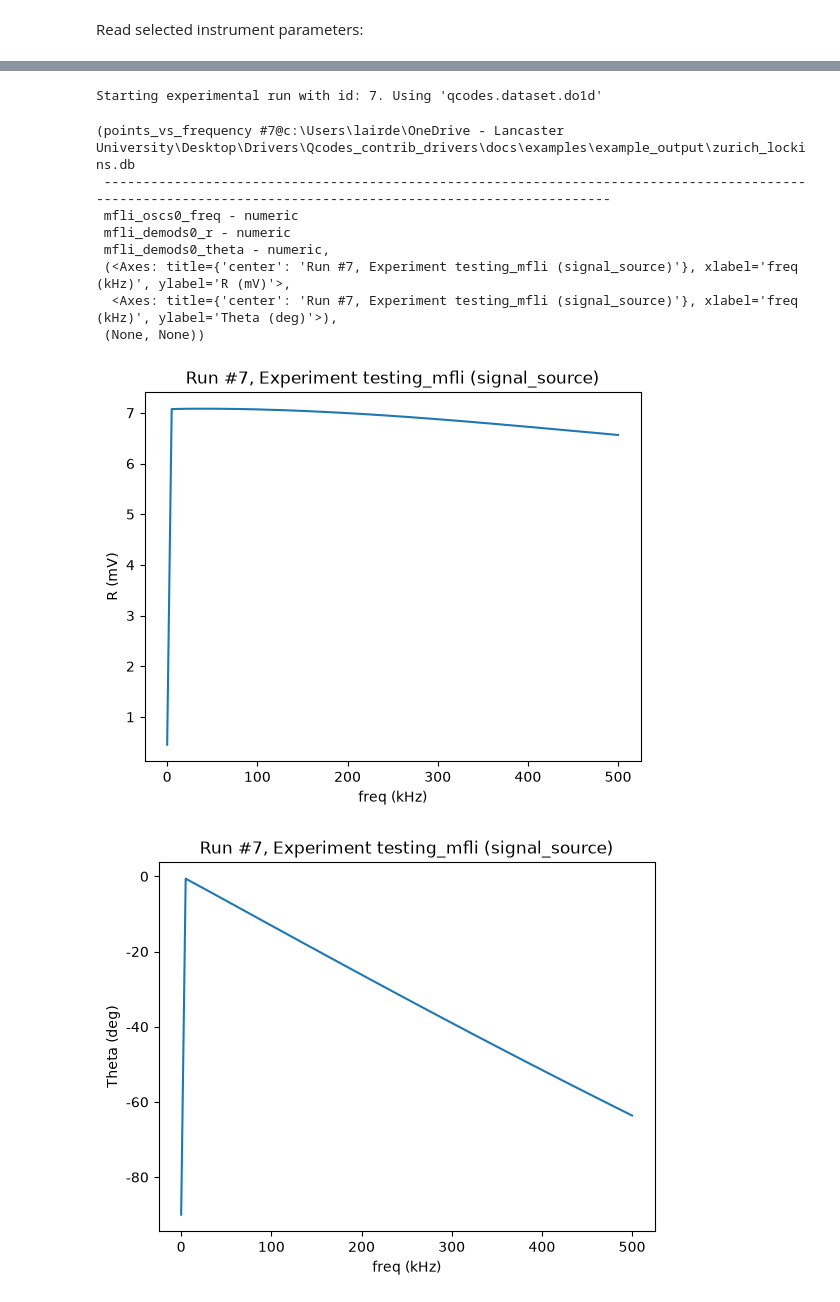
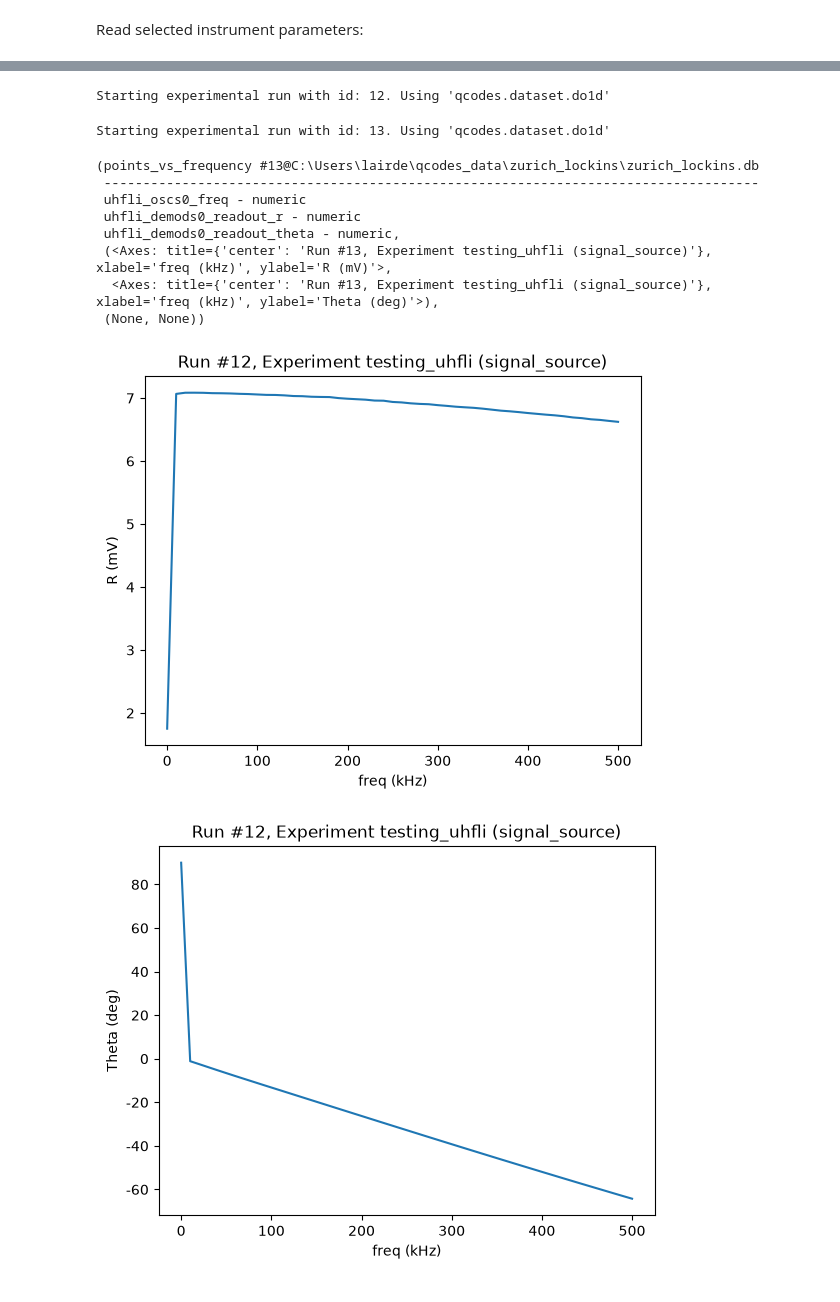
Before and after one commit to QCoDeS/Qcodes_contrib_drivers, a Jupyter notebook: docs/examples/ZurichInstruments_lockins.ipynb, the cells around one changed output, grey strips where cells are left out. Saved outputs shown, nothing was run; the diff lists cells and outputs as text; code cells hidden in the pictures.

Commit message:
Add Zurich lock-in trace acquisition and selectable readouts

```diff
--- a/docs/examples/ZurichInstruments_lockins.ipynb
+++ b/docs/examples/ZurichInstruments_lockins.ipynb
@@ -19,16 +19,16 @@ It uses the base instruments, without licensed options.
 from qcodes_contrib_drivers.drivers.ZurichInstruments.MFLI import MFLI
 from qcodes_contrib_drivers.drivers.ZurichInstruments.UHFLI import UHFLI
 
-MODEL = "MFLI"              # "UHFLI" or "MFLI".
-DEVICE = "dev7920"          # Change to the device ID of your instrument.
-HOST = "192.168.123.194"    # You can find this using the MF Device Finder utility.
+MODEL = "UHFLI"              # "UHFLI" or "MFLI".
+DEVICE = "dev20046"          # Change to the device ID of your instrument.
+HOST = "127.0.0.1"           # To find this, open the instrument in LabOne and look for the beginning of the URL.
 
 if MODEL == "MFLI":
-    lia = MFLI("mfli", DEVICE, HOST, port=8004)
+    lockin = MFLI("mfli", DEVICE, HOST, port=8004)
 elif MODEL == "UHFLI":
-    lia = UHFLI("uhfli", DEVICE, HOST, port=8004, interface="USB")
+    lockin = UHFLI("uhfli", DEVICE, HOST, port=8004, interface="USB")
 else:
     raise ValueError("MODEL must be MFLI or UHFLI")
 
-lia.get_idn()
+lockin.get_idn()
 # %% [output]
@@ -68,9 +72,9 @@ Set up the channels. Channel numbering is zero-based: demods[0] is channel 1 in
 # %%
 demod_index = 0
-demod = lia.demods[demod_index]
-oscillator = lia.oscs[0]
-signal_input = lia.sigins[0]
-signal_output = lia.sigouts[0]
+demod = lockin.demods[demod_index]
+oscillator = lockin.oscs[0]
+signal_input = lockin.sigins[0]
+signal_output = lockin.sigouts[0]
 # %% [markdown]
 ## Set and read individual parameters
 Turn output off and on. You should hear a click:
@@ -195,21 +229,29 @@ You can acquire point-by-point either by measuring one parameter at a time (as h
 # %%
 do1d(
-    oscillator.freq, 0, 500e3, 101, 0.1,
+    oscillator.freq, 0, 500e3, 51, 0.1,
     demod.r, demod.theta,
-    exp=experiment,
     measurement_name="points_vs_frequency",
     do_plot=True,
     show_progress=True,
 )
+
+do1d(
+    oscillator.freq, 0, 500e3, 51, 0.1,
+    demod.readout("r", "theta"),
+    measurement_name="points_vs_frequency",
+    do_plot=True,
+    show_progress=True,
+)
 # %% [output]
-Starting experimental run with id: 7. Using 'qcodes.dataset.do1d'
+Starting experimental run with id: 12. Using 'qcodes.dataset.do1d'
-(points_vs_frequency #7@c:\Users\lairde\OneDrive - Lancaster University\Desktop\Drivers\Qcodes_contrib_drivers\docs\examples\example_output\zurich_lockins.db
- ------------------------------------------------------------------------------------------------------------------------------------------------------------
- mfli_oscs0_freq - numeric
- mfli_demods0_r - numeric
- mfli_demods0_theta - numeric,
- (<Axes: title={'center': 'Run #7, Experiment testing_mfli (signal_source)'}, xlabel='freq (kHz)', ylabel='R (mV)'>,
-  <Axes: title={'center': 'Run #7, Experiment testing_mfli (signal_source)'}, xlabel='freq (kHz)', ylabel='Theta (deg)'>),
- (None, None))
+Starting experimental run with id: 13. Using 'qcodes.dataset.do1d'
+(points_vs_frequency #13@C:\Users\lairde\qcodes_data\zurich_lockins\zurich_lockins.db
+ ------------------------------------------------------------------------------------
+ uhfli_oscs0_freq - numeric
+ uhfli_demods0_readout_r - numeric
+ uhfli_demods0_readout_theta - numeric,
+ (<Axes: title={'center': 'Run #13, Experiment testing_uhfli (signal_source)'}, xlabel='freq (kHz)', ylabel='R (mV)'>,
+  <Axes: title={'center': 'Run #13, Experiment testing_uhfli (signal_source)'}, xlabel='freq (kHz)', ylabel='Theta (deg)'>),
+ (None, None))
-[figure, old version]
+[figure, new version]
-[figure, old version]
+[figure, new version]
```
Also changed, not shown: parts of 34 cells of this notebook, 6 other files.
